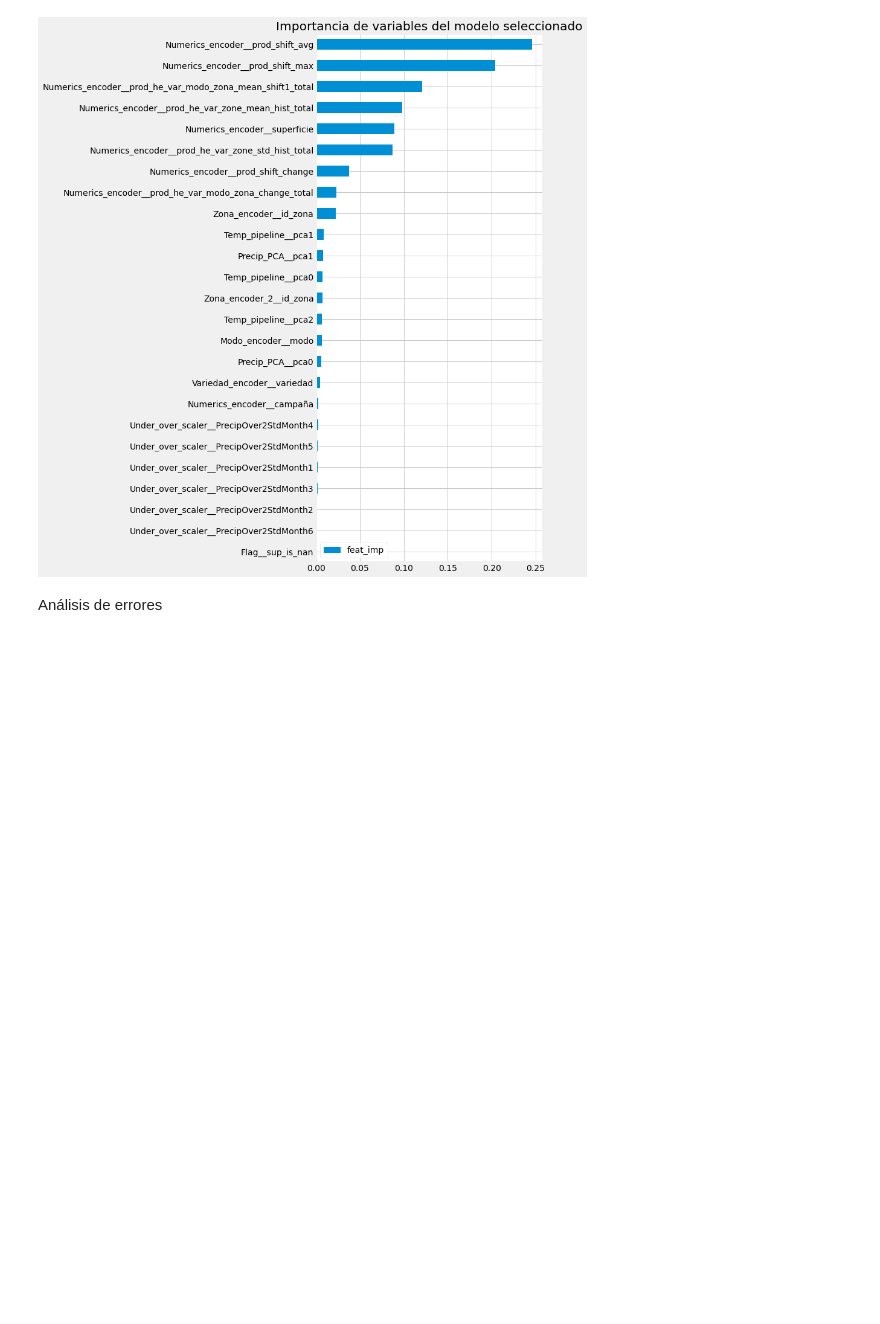
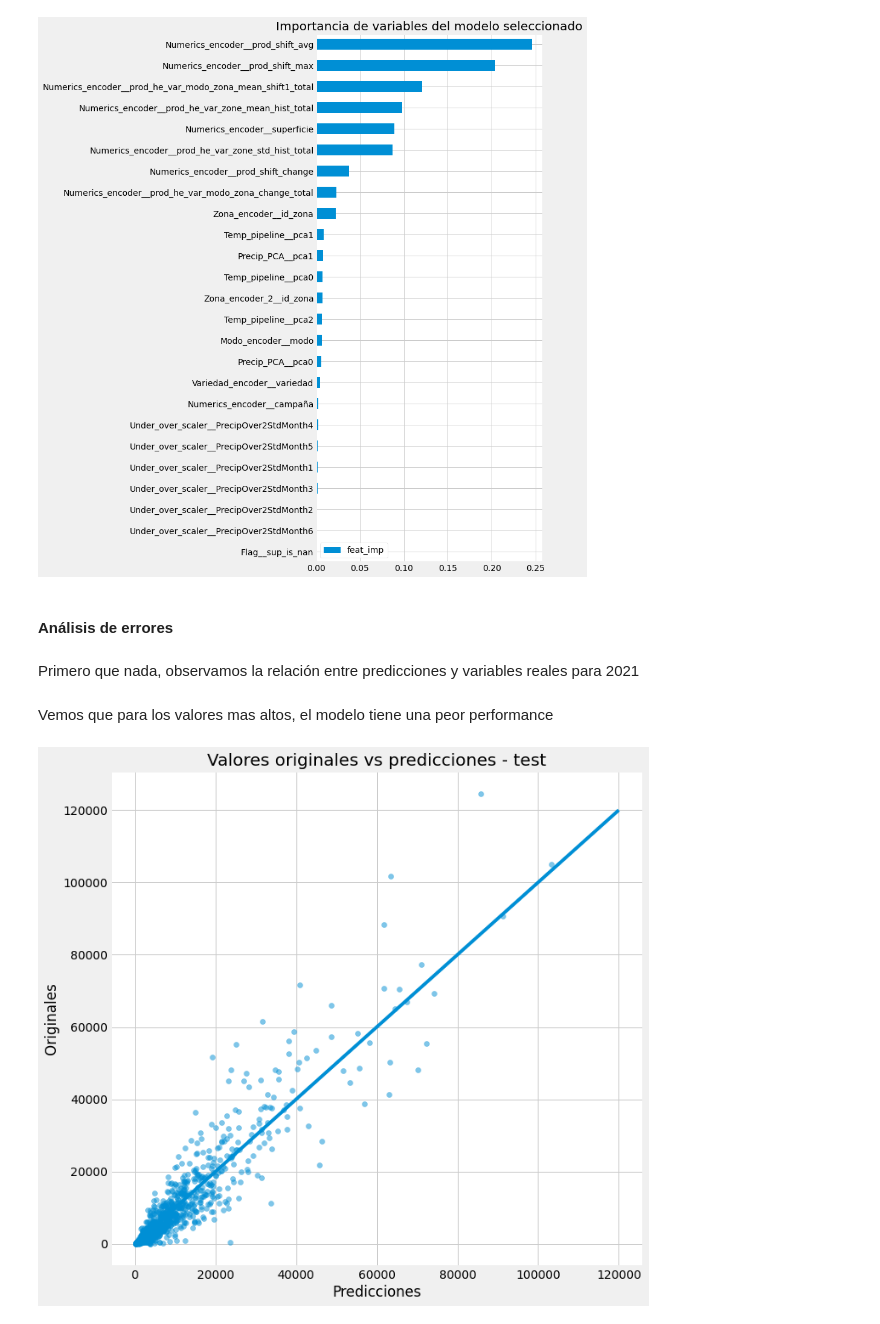
Before and after one commit to vitostamatti/datathon-cajamar-malbecs, a Jupyter notebook: notebooks/01-Exploracion-Malbecs.ipynb, the cells around one changed output. Saved outputs shown, nothing was run; the diff lists cells and outputs as text; code cells hidden in the pictures; blank space fills up the shorter version.

Commit message:
exploracion y prediccion comenzados, models.py up

```diff
--- a/notebooks/01-Exploracion-Malbecs.ipynb
+++ b/notebooks/01-Exploracion-Malbecs.ipynb
@@ -1397,10 +1367,0 @@ Errores según variables predictoras
-# %%
-f, (ax1, ax2) = plt.subplots(1, 2)
-
-ax1.plot(comp.groupby('altitud')['error_abs'].mean())
-ax1.set_title('Error según altitudes')
-
-ax2.plot(comp.groupby('superficie')['error_abs'].mean())
-ax2.set_title('Error según superficie')
-
-plt.show()
@@ -1631,4 +1583,40 @@ plt.show()
 # %% [output]
 [figure]
 # %% [markdown]
-Análisis de errores
+#### Análisis de errores
+# %% [markdown]
+Primero que nada, observamos la relación entre predicciones y variables reales para 2021
+# %%
+X_train[cat_cols] = X_train[cat_cols].astype('category')
+X_test[cat_cols] = X_test[cat_cols].astype('category')
+# %%
+prep = get_preprocesing()
+model = RandomForestRegressor(
+    random_state=seed,
+    n_estimators=500,
+    min_samples_leaf=4,
+    n_jobs=-1,
+    max_features=0.20,
+    max_samples=0.8
+)
+
+m = make_pipeline(
+    prep,
+    model
+)
+
+m.fit(X_train,y_train)
+
+preds_21 = m.predict(X_test)
+# %% [markdown]
+Vemos que para los valores mas altos, el modelo tiene una peor performance
+# %%
+plt.figure(figsize=(10,10))
+plt.scatter(preds_21, y_test, alpha=0.5)
+plt.plot( [0,120000],[0,120000] )
+plt.xlabel('Predicciones')
+plt.ylabel('Originales')
+plt.title('Valores originales vs predicciones - test')
+plt.show()
+# %% [output]
+[figure, added]
```
Also changed, not shown: parts of 44 cells of this notebook, 2 other files.
